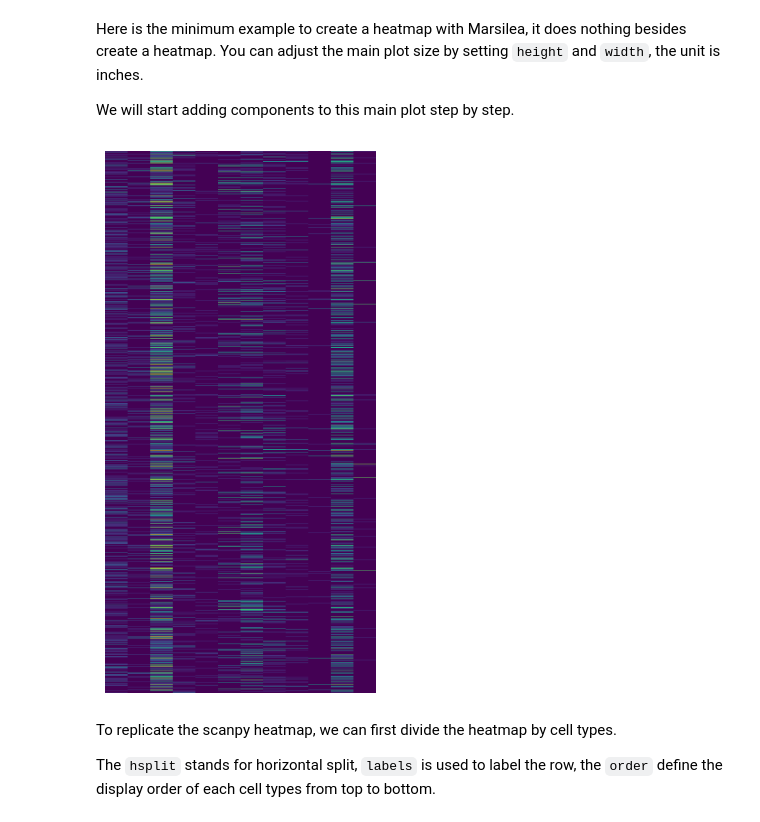
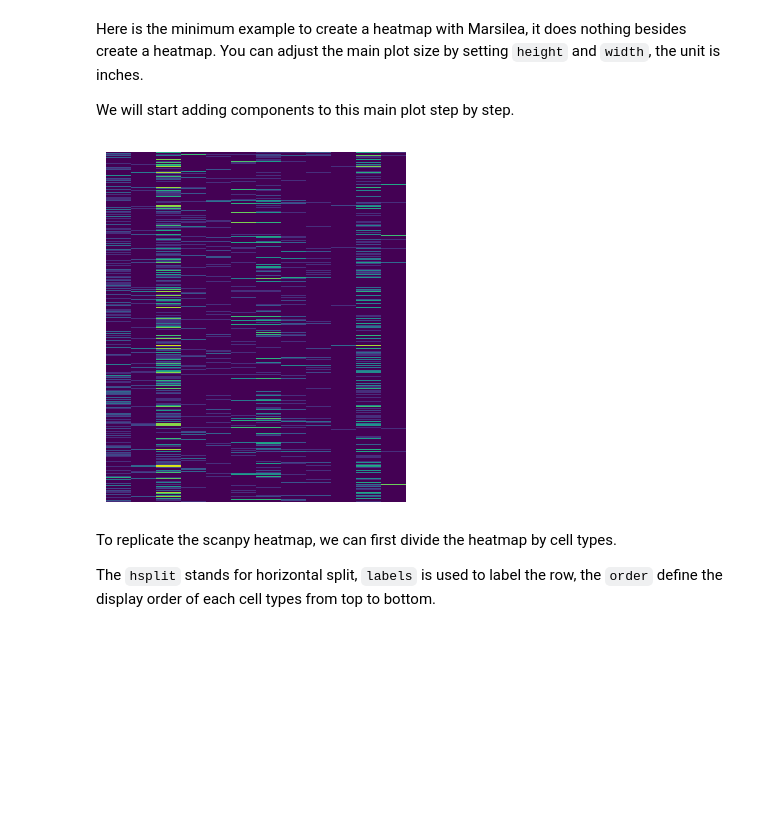
Before and after one commit to scverse/scanpy-tutorials, a Jupyter notebook: plotting-with-marsilea.ipynb, the cells around one changed output. Saved outputs shown, nothing was run; the diff lists cells and outputs as text; code cells hidden in the pictures; blank space fills up the shorter version.

Commit message:
Adjust plot size and reduce code

```diff
--- a/plotting-with-marsilea.ipynb
+++ b/plotting-with-marsilea.ipynb
@@ -64,16 +58,16 @@ fk.install("Lato", verbose=False)
 # %% [markdown]
 # Heatmap
 # %%
-exp = pbmc[:, markers].X.A
+exp = pbmc[:, markers].to_df().values
 # %% [markdown]
 Here is the minimum example to create a heatmap with Marsilea, it does nothing besides create a heatmap. You can adjust the main plot size by setting `height` and `width`, the unit is inches.
 
 We will start adding components to this main plot step by step.
 # %%
-m = ma.Heatmap(exp, cmap="viridis", height=6, width=3)
+m = ma.Heatmap(exp, cmap="viridis", height=3.5, width=3)
 m.render()
 # %% [output]
-[figure, old version]
+[figure, new version]
 # %% [markdown]
 To replicate the scanpy heatmap, we can first divide the heatmap by cell types.
 
```
Also changed, not shown: parts of 13 cells of this notebook.
